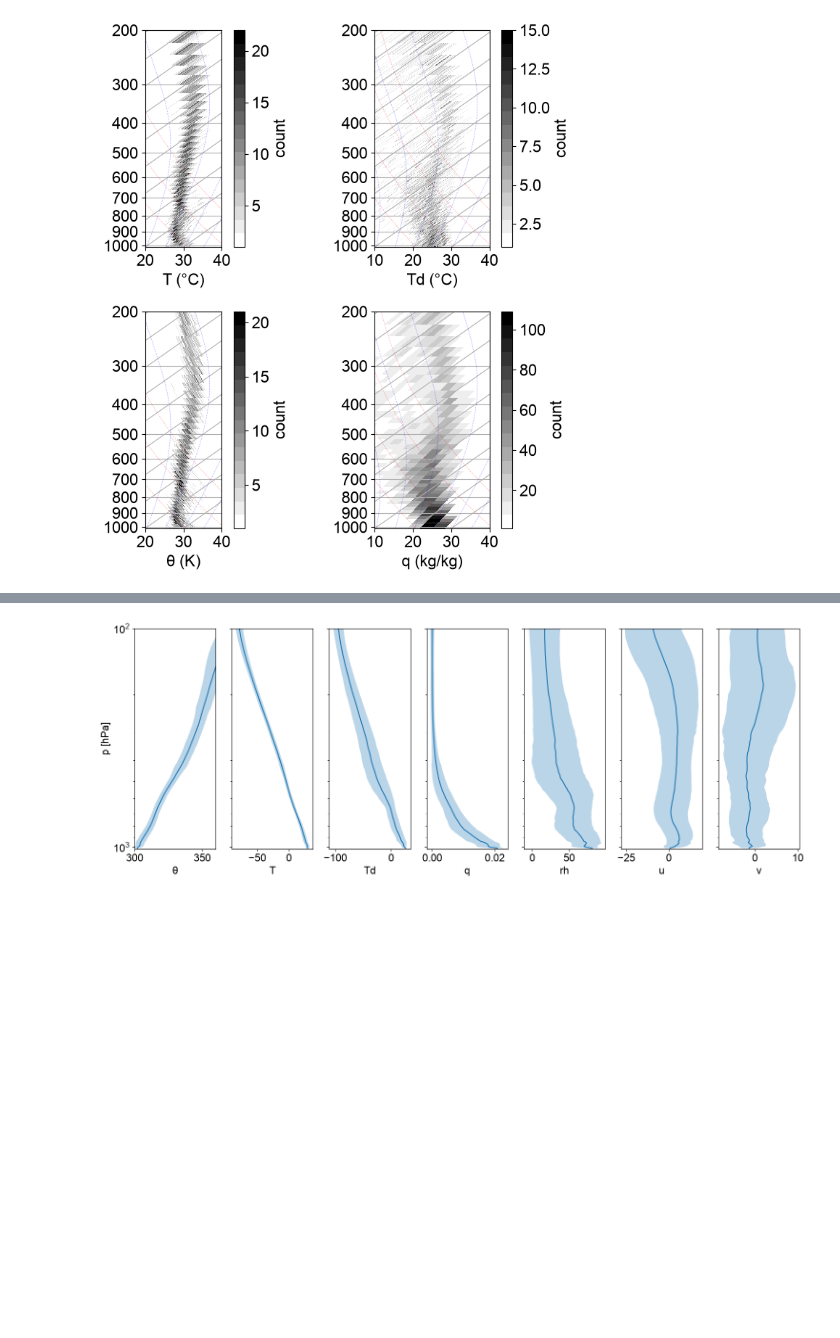
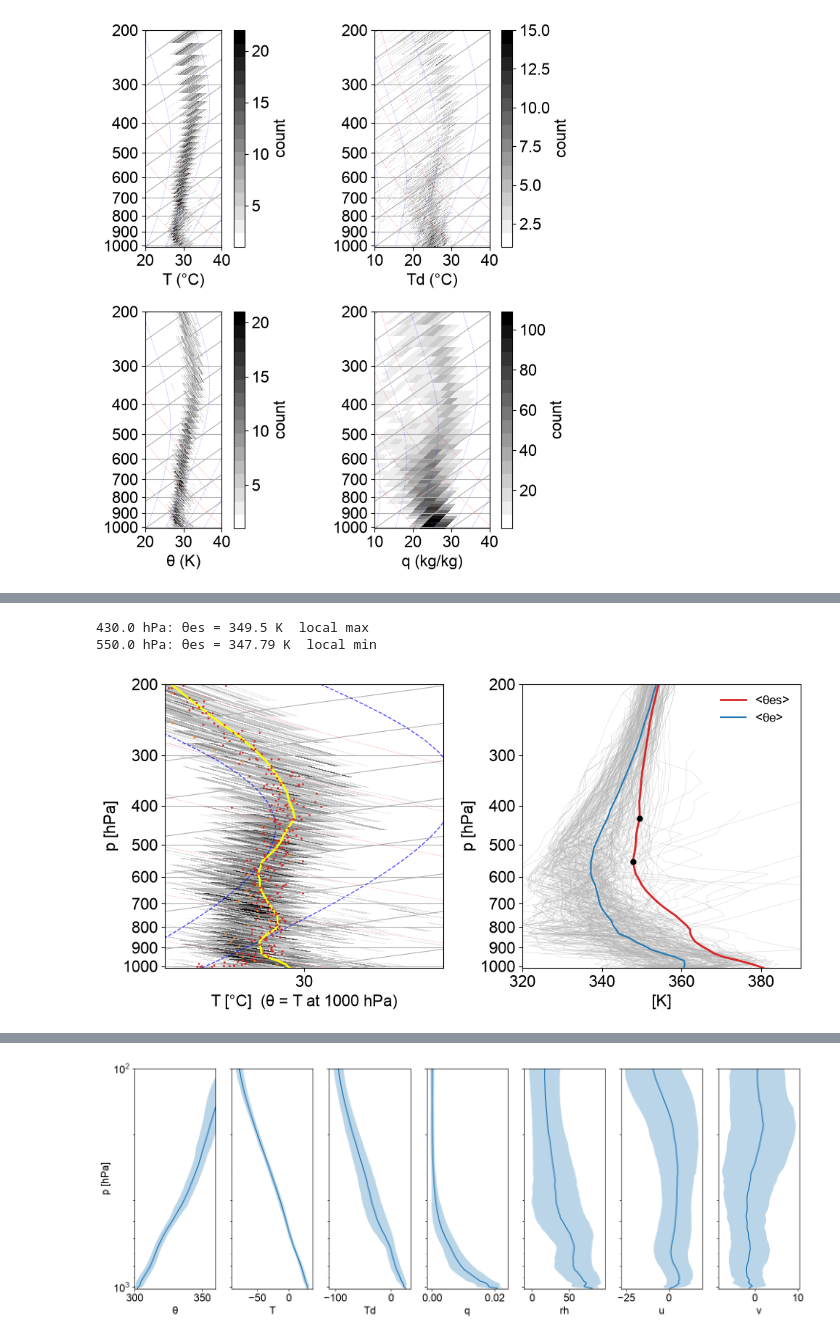
Before and after one commit to deszoeke/ASTRAL-soundings, a Jupyter notebook: src/mean_sonde.ipynb, the cells around one changed output, grey strips where cells are left out. Saved outputs shown, nothing was run; the diff lists cells and outputs as text; code cells hidden in the pictures; blank space fills up the shorter version.

```diff
--- a/src/mean_sonde.ipynb
+++ b/src/mean_sonde.ipynb
@@ -162,0 +204,10 @@ gcf()
+# %%
+# mean θe profile: θe of each sounding on the pressure grid, averaged over soundings
+XT  = SondeAveraging.profiles_on_pgrid(as, :T;  pcenters=pcenters, halfwidth=halfwidth)   # [sounding, level] °C
+XTd = SondeAveraging.profiles_on_pgrid(as, :Td; pcenters=pcenters, halfwidth=halfwidth)
+Xθe = pyconvert(Matrix{Float64}, mpc.equivalent_potential_temperature(np.array(reshape(pc, 1, :)) * units.hPa,
+          np.array(XT) * units.degC, np.array(XTd) * units.degC).m_as("K"))
+mθe = SondeAveraging.colstats(Xθe).mean
+# θe minimum in the troposphere (300-1000 hPa)
+i0 = argmin([300 <= p <= 1000 && isfinite(θe) ? θe : Inf for (p, θe) in zip(pc, mθe)])
+println("mean θe minimum: ", round(mθe[i0]; digits=1), " K at ", pc[i0], " hPa")
@@ -162,0 +232,57 @@ gcf()
+# %%
+# theta_es labels the moist adiabat through the mean sounding at each level: θes(T̄(p), p), saturation θe of the mean T.
+# Its extrema are where the mean sounding is parallel to a moist adiabat (dθ̄/dθm = 1). (needs cells 4-5: mθ, pc, mθe)
+θes = pyconvert(Vector{Float64}, mpc.saturation_equivalent_potential_temperature(np.array(pc) * units.hPa,
+          np.array(mθ .* (pc ./ 1000) .^ κ) * units.K).m_as("K"))
+ext = [j for j in 2:length(pc)-1 if pc[j] >= 400 && (θes[j] - θes[j-1]) * (θes[j+1] - θes[j]) < 0]
+for j in ext
+    println(pc[j], " hPa: θes = ", round(θes[j]; digits=2), " K  local ", θes[j] < θes[j-1] ? "min" : "max")
+end
+
+plt.close("all")
+wd, ht = 10, 5                                                 # figure width, height [in]
+xl, yl = (25, 35), (1010, 200)                                 # skew-T limits: T [°C], p [hPa]
+fig = figure(figsize=(wd, ht))
+gs = fig.add_gridspec(1, 2; width_ratios=[1, 1])
+# skew-T fills its slot (aspect "auto"); choose the rotation that keeps metpy's default data tilt of the
+# isotherms, tan(55°)·80.5 °C per decade of p, for this box size and these limits
+bb = gs[0].get_position(fig)
+A = (pyconvert(Float64, bb.height) * ht / log10(yl[1] / yl[2])) / (pyconvert(Float64, bb.width) * wd / (xl[2] - xl[1]))
+skewm = cc.SkewT(fig; rotation=atand(tand(55) * 80.5 / A), aspect="auto", subplot=gs[0])
+C = float.(hθ.H); C[C .== 0] .= NaN
+m = skewm.ax.pcolormesh(Tedge, Pedge, collect(C'); cmap=cmap, vmin=1)
+skewm.plot_dry_adiabats(t0=t0, alpha=0.3, linewidth=0.5)
+# moist adiabats (labeled by their temperature at 1000 hPa, °C): hot continental-air values
+skewm.plot_moist_adiabats(t0=t0, color="C2", alpha=0.7, linewidth=1)
+skewm.plot_moist_adiabats(t0=tm0, color="C2", alpha=0.7, linewidth=1)
+skewm.plot_moist_adiabats(t0=tmb, alpha=0.7, linewidth=1)
+# skewm.plot(pad, Tdry; color="C3", linewidth=2, label="40 °C dry adiabat (θ = 313 K)")
+skewm.plot(pc, Tmean; color="yellow", linewidth=2, label="mean θ on p")
+skewm.plot(pc, Tmode; color="C1", marker=".", markersize=2, linestyle="none", label="mode θ on p")
+skewm.plot(pθ, Tpθ; color="C3", marker=".", markersize=2, linestyle="none", label="mean p on θ")
+skewm.ax.set_ylim(yl...); skewm.ax.set_xlim(xl...)
+# fig.colorbar(m; ax=skewm.ax, label="count")
+skewm.ax.set_xlabel("T [°C]  (θ = T at 1000 hPa)"; fontsize=fontsize); skewm.ax.set_ylabel("p [hPa]"; fontsize=fontsize)
+skewm.ax.tick_params(axis="both"; labelsize=fontsize)
+# skewm.ax.legend(; fontsize=fontsize-2, frameon=false)
+
+ax = fig.add_subplot(gs[1])
+for row in eachrow(Xθe)                                       # θe of every sounding (metpy, cell 5)
+    ax.plot(row, pc; color="0.7", linewidth=0.4, alpha=0.5)
+end
+ax.plot(θes, pc; color="C3", linewidth=2, label="<θes>")
+ax.plot(mθe, pc; color="C0", linewidth=1.5, label="<θe>")
+ax.plot(θes[ext], pc[ext], "ko"; markersize=5)
+ax.set_yscale("log"); ax.set_ylim(yl...)
+ax.set_xlim(320, 390)
+ticks = [1000, 900, 800, 700, 600, 500, 400, 300, 200]
+ax.set_yticks(ticks); ax.set_yticklabels(string.(ticks))
+ax.set_xlabel("[K]"; fontsize=fontsize); ax.set_ylabel("p [hPa]"; fontsize=fontsize)
+ax.tick_params(axis="both"; labelsize=fontsize)
+ax.legend(; fontsize=fontsize-4, frameon=false)
+fig.tight_layout()
+gcf()
+# %% [output]
+430.0 hPa: θes = 349.5 K  local max
+550.0 hPa: θes = 347.79 K  local min
+[figure, added]
```
Also changed, not shown: parts of 13 cells of this notebook, 4 other files.
